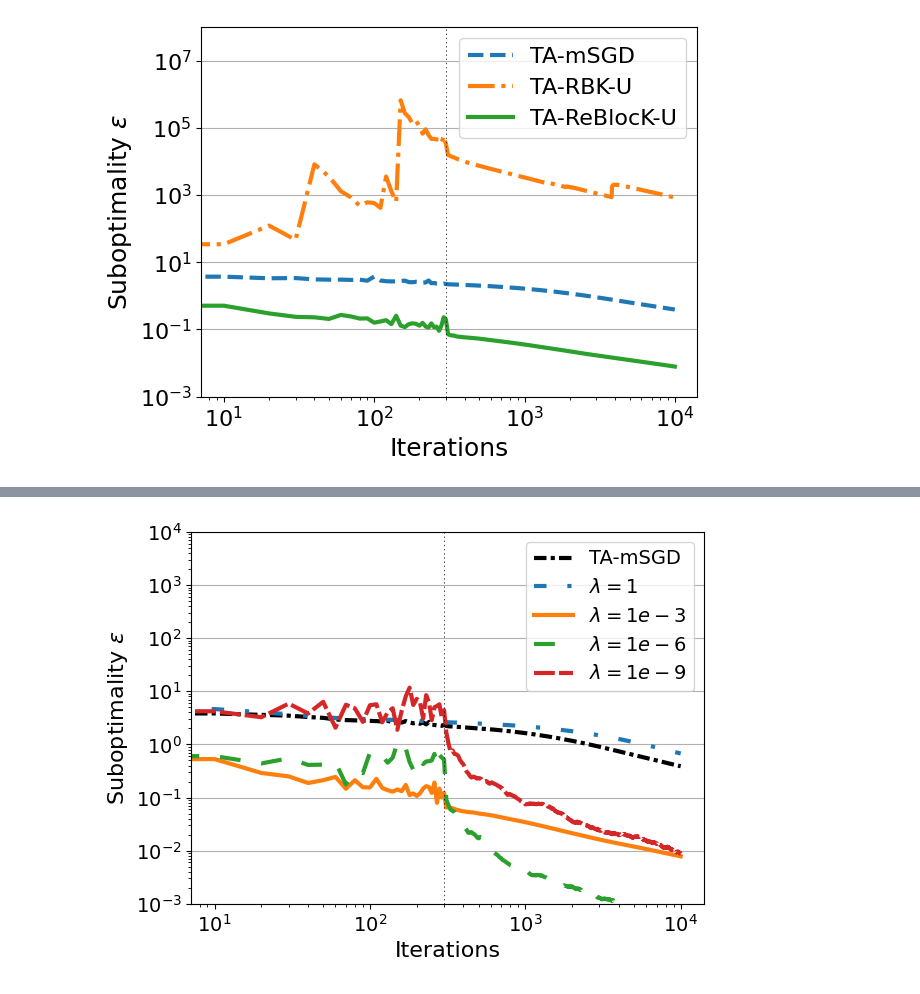
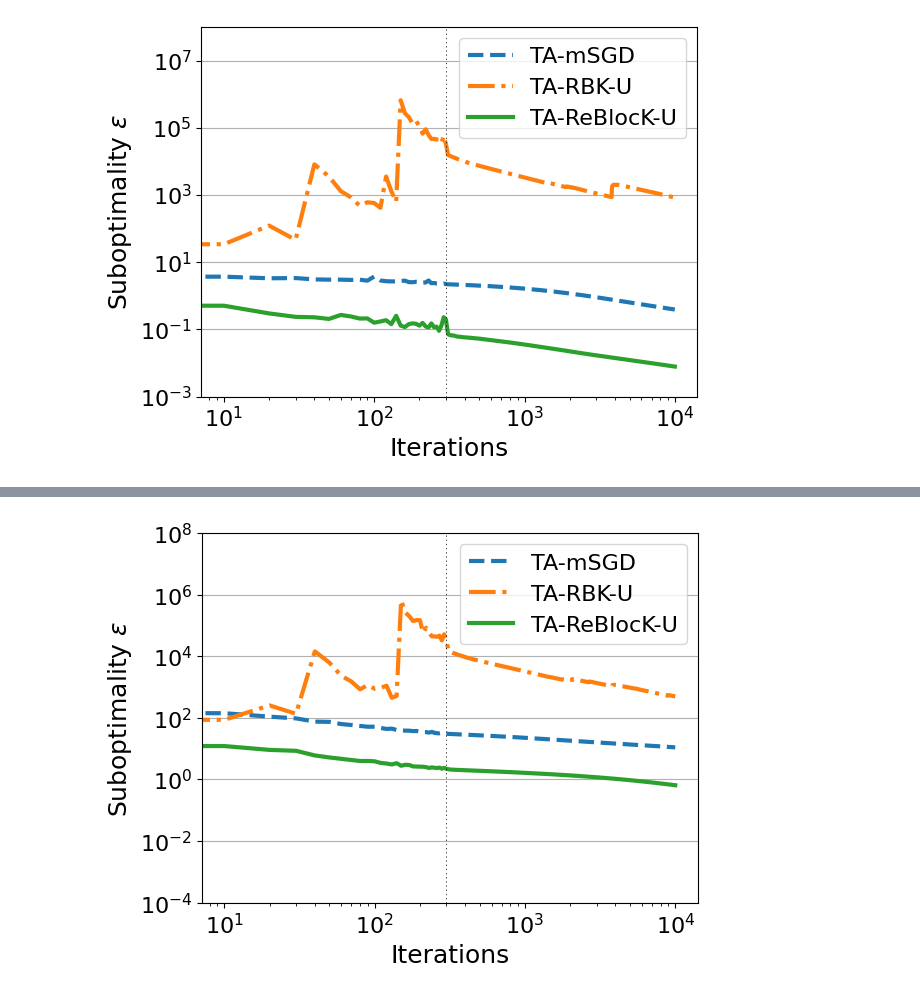
Before and after one commit to ggoldsh/block-kaczmarz-without-preprocessing, a Jupyter notebook: notebooks/random_examples.ipynb, the cells around one changed output, grey strips where cells are left out. Saved outputs shown, nothing was run; the diff lists cells and outputs as text; code cells hidden in the pictures.

```diff
--- a/notebooks/random_examples.ipynb
+++ b/notebooks/random_examples.ipynb
@@ -290,2 +403,6 @@ x_reblock_6 = block_kaczmarz(A,b,k,T, get_reblock_step(lamb=1e-6))
+# %%
+x_sgd = block_kaczmarz(A,b,k,T, get_minibatch_sgd_step(m, gamma=2.0))
+# %%
+x_rbk = block_kaczmarz(A,b,k,T, get_rbk_step())
 # %%
-x_reblock_3 = block_kaczmarz(A,b,k,T, get_reblock_step(lamb=1e-3))
+x_reblock = block_kaczmarz(A,b,k,T, get_reblock_step(lamb=lamb))
@@ -300,10 +409,16 @@ Tburn = 300
+# %%
+x_data = [x_sgd, x_rbk, x_reblock]
+labels = ['TA-mSGD', "TA-RBK-U", "TA-ReBlocK-U"]
+styles = ['dashed', 'dashdot', 'solid']
+Tburn = 300
 # %%
-plt.rcParams.update({'font.size': 14})
-plt.rcParams.update({'axes.labelsize': 16})
+plt.rcParams.update({'font.size': 16})
+plt.rcParams.update({'axes.labelsize': 18})
 
-fig, ax = plot_mean_residuals(zip(x_data, labels, styles), Tburn, A, b, x_ls, color_map=color_map)
-ax.set_ylim([1e-3, 1e4])
-plt.tight_layout()
-plt.savefig("lambdas.pdf", dpi=400)
+fig, ax = plot_mean_residuals(zip(x_data, labels, styles), Tburn, A, b, x_ls)
+ax.legend(loc='upper right')
+
+ax.set_ylim([1e-4, 1e8])
+plt.savefig("noise_0_001.pdf", bbox_inches='tight')
 # %% [output]
-[figure, old version]
+[figure, new version]
```
Also changed, not shown: parts of 22 cells of this notebook, 1 other file.
